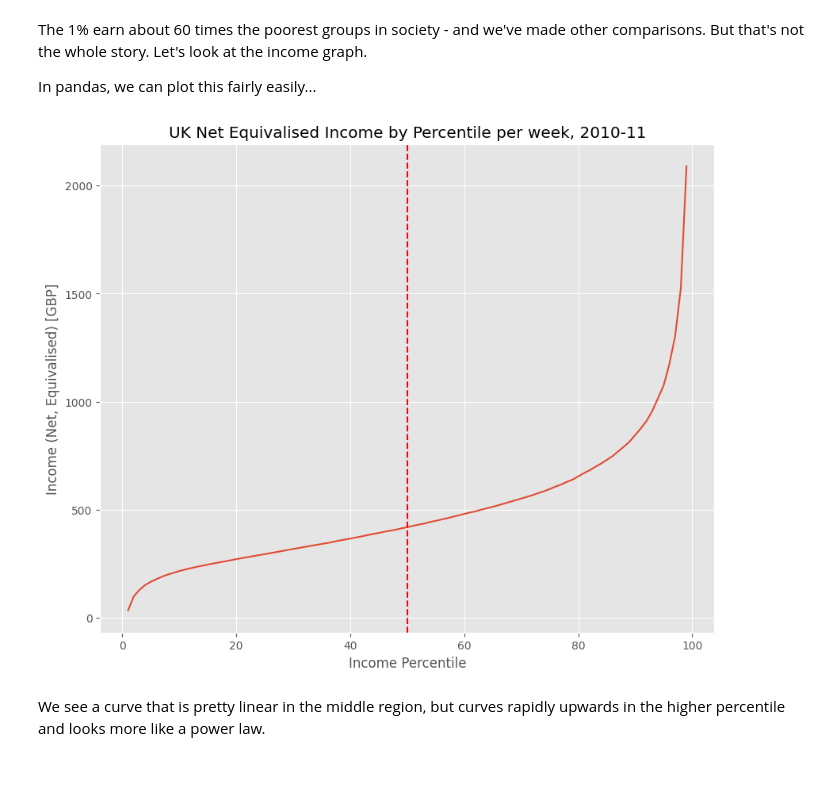
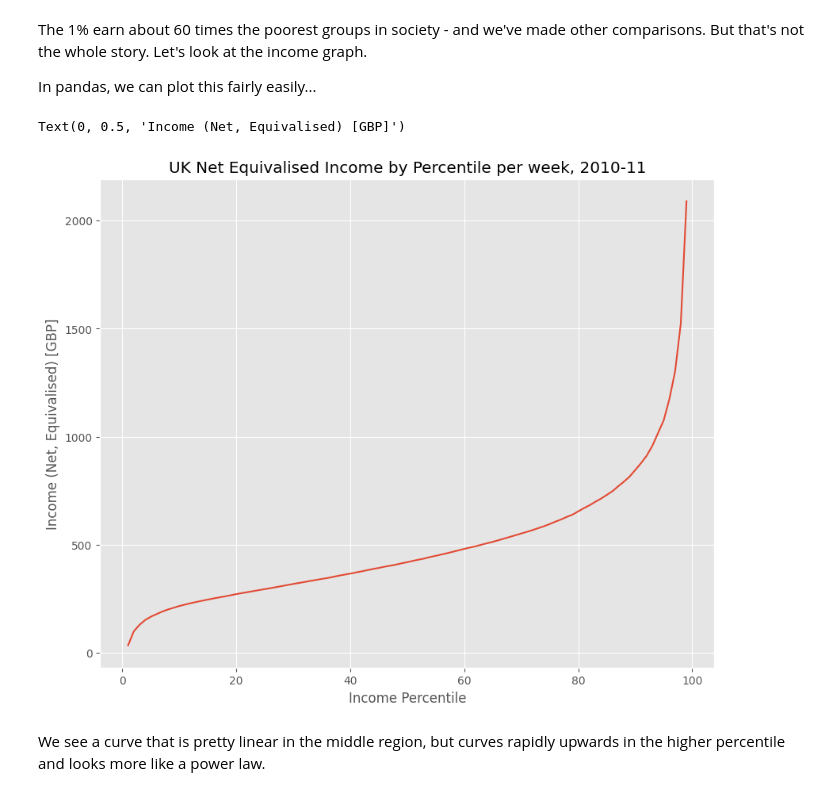
Before and after one commit to Btotheshlz/QM2, a Jupyter notebook: notebooks/W02. Pandas.ipynb, the cells around one changed output. Saved outputs shown, nothing was run; the diff lists cells and outputs as text; code cells hidden in the pictures.

```diff
--- a/notebooks/W02. Pandas.ipynb
+++ b/notebooks/W02. Pandas.ipynb
@@ -197,12 +199,11 @@ In pandas, we can plot this fairly easily...
 # %%
 income['Net equivalised household income in 2010-11, week'].plot()
 plt.title('UK Net Equivalised Income by Percentile per week, 2010-11')
 plt.xlabel('Income Percentile')
 plt.ylabel('Income (Net, Equivalised) [GBP]')
-plt.axvline(x=50, color='red', linestyle='--')
-plt.show()
 # %% [output]
+Text(0, 0.5, 'Income (Net, Equivalised) [GBP]')
-[figure, old version]
+[figure, new version]
 # %% [markdown]
 We see a curve that is pretty linear in the middle region, but curves rapidly upwards in the higher percentile and looks more like a power law.
 # %% [markdown]
```
Also changed, not shown: parts of 11 cells of this notebook.
